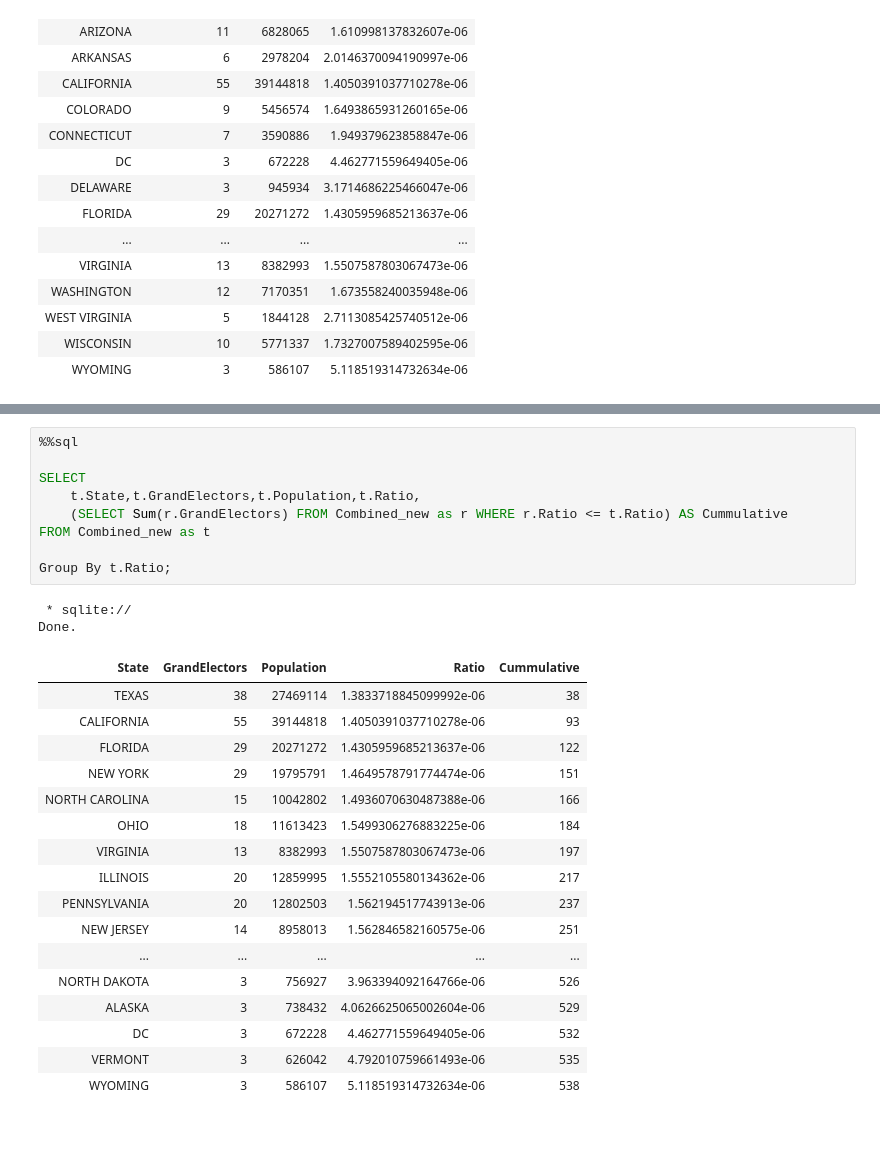
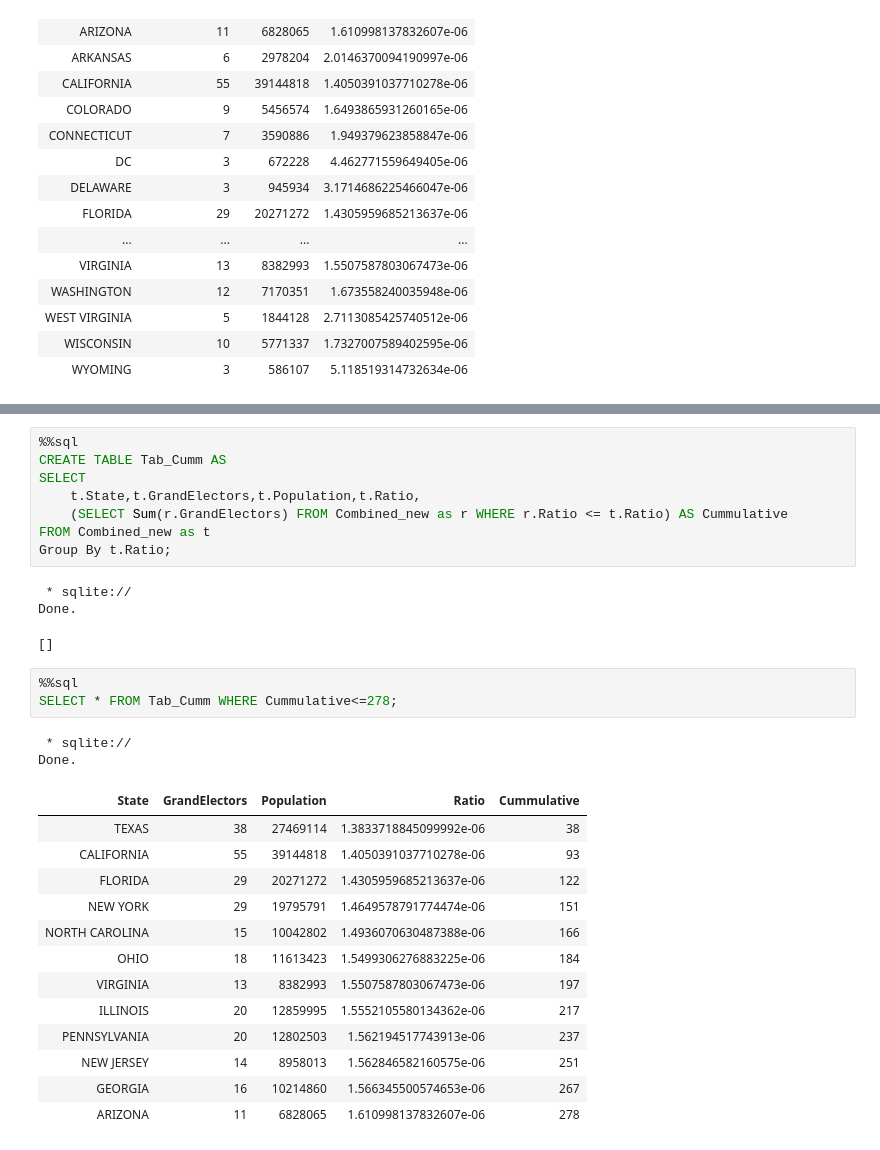
Before and after one commit to kahuroA/SQL-PRACTICE, a Jupyter notebook: SQL_MINI_PROJECT.ipynb, the cells around one changed output, grey strips where cells are left out. Drawn from its saved outputs; the diff is of its cells as text.

```diff
--- a/SQL_MINI_PROJECT.ipynb
+++ b/SQL_MINI_PROJECT.ipynb
@@ -200,29 +214,31 @@ Done.
 # %%
 %%sql
-
+CREATE TABLE Tab_Cumm AS
 SELECT
     t.State,t.GrandElectors,t.Population,t.Ratio,
     (SELECT Sum(r.GrandElectors) FROM Combined_new as r WHERE r.Ratio <= t.Ratio) AS Cummulative
 FROM Combined_new as t
-
 Group By t.Ratio;
 # %% [output]
  * sqlite://
 Done.
-| State | GrandElectors | Population | Ratio | Cummulative |
-| TEXAS | 38 | 27469114 | 1.3833718845099992e-06 | 38 |
-| CALIFORNIA | 55 | 39144818 | 1.4050391037710278e-06 | 93 |
-| FLORIDA | 29 | 20271272 | 1.4305959685213637e-06 | 122 |
-| NEW YORK | 29 | 19795791 | 1.4649578791774474e-06 | 151 |
-| NORTH CAROLINA | 15 | 10042802 | 1.4936070630487388e-06 | 166 |
-| OHIO | 18 | 11613423 | 1.5499306276883225e-06 | 184 |
-| VIRGINIA | 13 | 8382993 | 1.5507587803067473e-06 | 197 |
-| ILLINOIS | 20 | 12859995 | 1.5552105580134362e-06 | 217 |
-| PENNSYLVANIA | 20 | 12802503 | 1.562194517743913e-06 | 237 |
-| NEW JERSEY | 14 | 8958013 | 1.562846582160575e-06 | 251 |
-| ... | ... | ... | ... | ... |
-| NORTH DAKOTA | 3 | 756927 | 3.963394092164766e-06 | 526 |
-| ALASKA | 3 | 738432 | 4.0626625065002604e-06 | 529 |
-| DC | 3 | 672228 | 4.462771559649405e-06 | 532 |
-| VERMONT | 3 | 626042 | 4.792010759661493e-06 | 535 |
-| WYOMING | 3 | 586107 | 5.118519314732634e-06 | 538 |
+[]
+# %%
+%%sql
+SELECT * FROM Tab_Cumm WHERE Cummulative<=278;
+# %% [output]
+ * sqlite://
+Done.
+| State | GrandElectors | Population | Ratio | Cummulative |
+| TEXAS | 38 | 27469114 | 1.3833718845099992e-06 | 38 |
+| CALIFORNIA | 55 | 39144818 | 1.4050391037710278e-06 | 93 |
+| FLORIDA | 29 | 20271272 | 1.4305959685213637e-06 | 122 |
+| NEW YORK | 29 | 19795791 | 1.4649578791774474e-06 | 151 |
+| NORTH CAROLINA | 15 | 10042802 | 1.4936070630487388e-06 | 166 |
+| OHIO | 18 | 11613423 | 1.5499306276883225e-06 | 184 |
+| VIRGINIA | 13 | 8382993 | 1.5507587803067473e-06 | 197 |
+| ILLINOIS | 20 | 12859995 | 1.5552105580134362e-06 | 217 |
+| PENNSYLVANIA | 20 | 12802503 | 1.562194517743913e-06 | 237 |
+| NEW JERSEY | 14 | 8958013 | 1.562846582160575e-06 | 251 |
+| GEORGIA | 16 | 10214860 | 1.566345500574653e-06 | 267 |
+| ARIZONA | 11 | 6828065 | 1.610998137832607e-06 | 278 |
```
Also changed, not shown: parts of 4 cells of this notebook.
